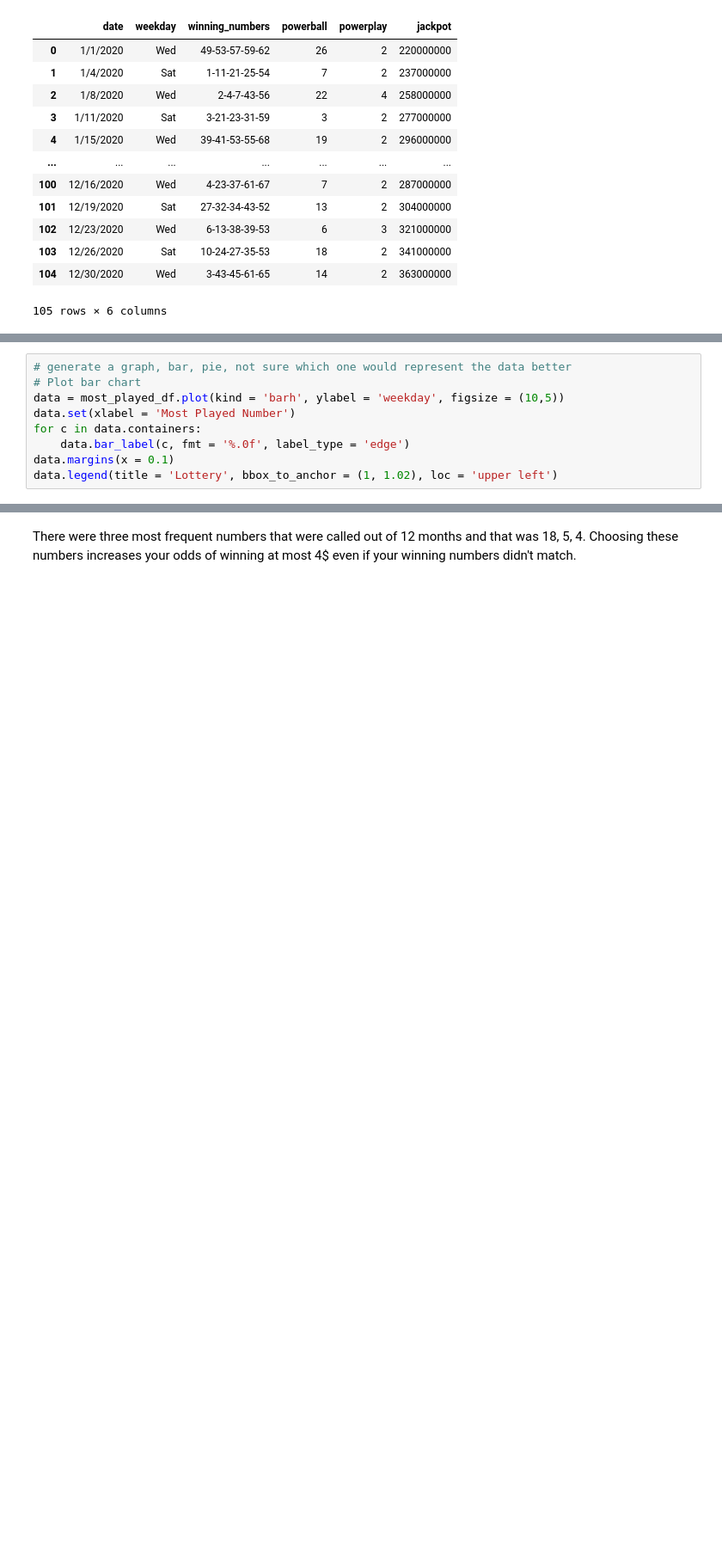
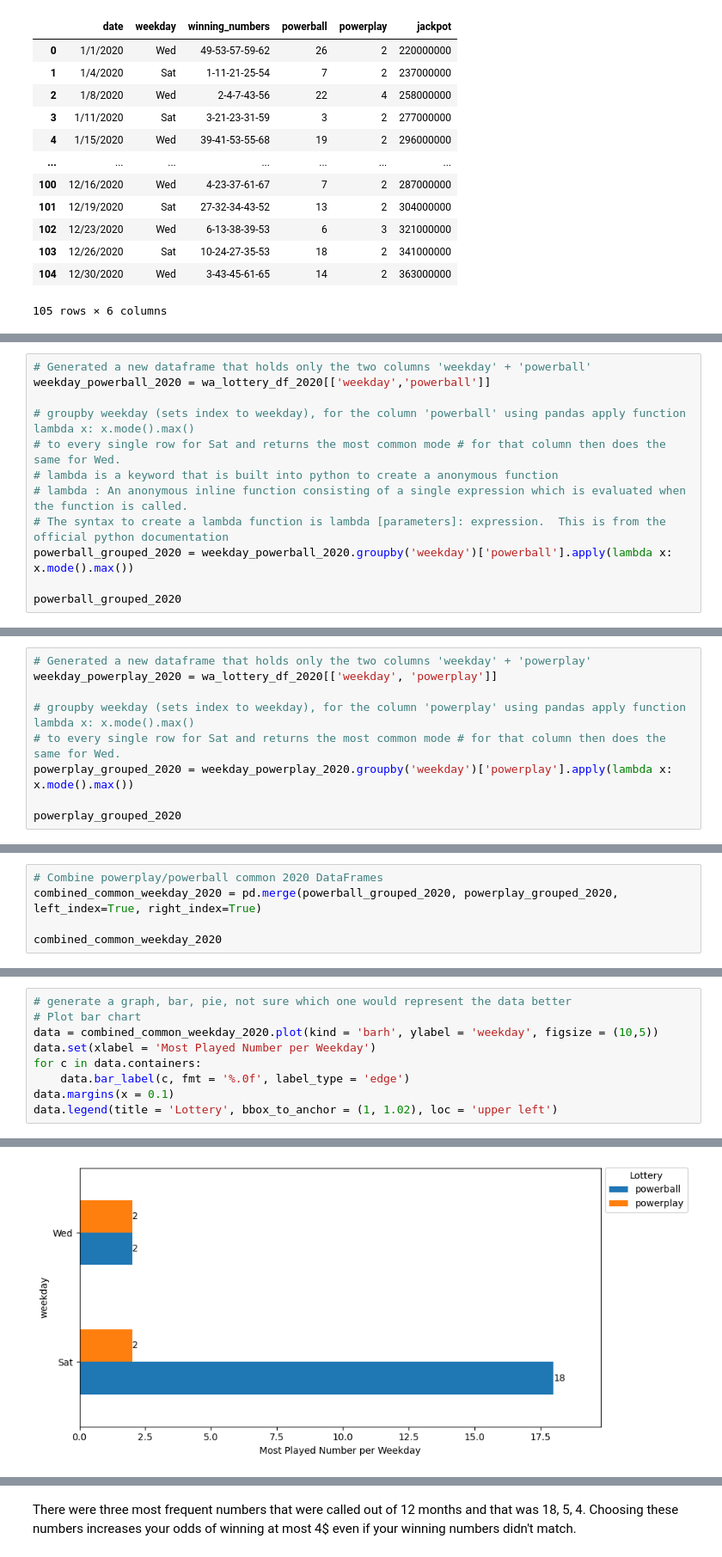
Before and after one commit to JLaydeJ/Project_1, a Jupyter notebook: Project_1_2020.ipynb, the cells around one changed output, grey strips where cells are left out. Shown at 86% size. Saved outputs shown, nothing was run; the diff lists cells and outputs as text; blank space fills up the shorter version.

Commit message:
finished 4 out of the 5 questions, added plots

```diff
--- a/Project_1_2020.ipynb
+++ b/Project_1_2020.ipynb
@@ -68,0 +34,12 @@ Name: powerplay, dtype: object
+# %%
+# Generated a new dataframe that holds only the two columns 'weekday' + 'powerball'
+weekday_powerball_2020 = wa_lottery_df_2020[['weekday','powerball']]
+
+# groupby weekday (sets index to weekday), for the column 'powerball' using pandas apply function lambda x: x.mode().max()
+# to every single row for Sat and returns the most common mode # for that column then does the same for Wed.
+# lambda is a keyword that is built into python to create a anonymous function
+# lambda : An anonymous inline function consisting of a single expression which is evaluated when the function is called.
+# The syntax to create a lambda function is lambda [parameters]: expression.  This is from the official python documentation
+powerball_grouped_2020 = weekday_powerball_2020.groupby('weekday')['powerball'].apply(lambda x: x.mode().max())
+
+powerball_grouped_2020
@@ -68,0 +51,9 @@ Name: powerplay, dtype: object
+# %%
+# Generated a new dataframe that holds only the two columns 'weekday' + 'powerplay'
+weekday_powerplay_2020 = wa_lottery_df_2020[['weekday', 'powerplay']]
+
+# groupby weekday (sets index to weekday), for the column 'powerplay' using pandas apply function lambda x: x.mode().max()
+# to every single row for Sat and returns the most common mode # for that column then does the same for Wed.
+powerplay_grouped_2020 = weekday_powerplay_2020.groupby('weekday')['powerplay'].apply(lambda x: x.mode().max())
+
+powerplay_grouped_2020
@@ -68,0 +65,5 @@ Name: powerplay, dtype: object
+# %%
+# Combine powerplay/powerball common 2020 DataFrames
+combined_common_weekday_2020 = pd.merge(powerball_grouped_2020, powerplay_grouped_2020, left_index=True, right_index=True)
+
+combined_common_weekday_2020
@@ -69,9 +75,10 @@ Name: powerplay, dtype: object
 # %%
 # generate a graph, bar, pie, not sure which one would represent the data better
 # Plot bar chart
-data = most_played_df.plot(kind = 'barh', ylabel = 'weekday', figsize = (10,5))
-data.set(xlabel = 'Most Played Number')
+data = combined_common_weekday_2020.plot(kind = 'barh', ylabel = 'weekday', figsize = (10,5))
+data.set(xlabel = 'Most Played Number per Weekday')
 for c in data.containers:
     data.bar_label(c, fmt = '%.0f', label_type = 'edge')
 data.margins(x = 0.1)
 data.legend(title = 'Lottery', bbox_to_anchor = (1, 1.02), loc = 'upper left')
+# %% [output]
@@ -78,3 +86,4 @@ data.legend(title = 'Lottery', bbox_to_anchor = (1, 1.02), loc = 'upper left')
+[figure, added]
 # %%
 # create a copy of the original dataframe with columns 'date' and 'powerball'
 # This will eliminate any warnings about the original dataframes index
```
Also changed, not shown: parts of 17 cells of this notebook.
